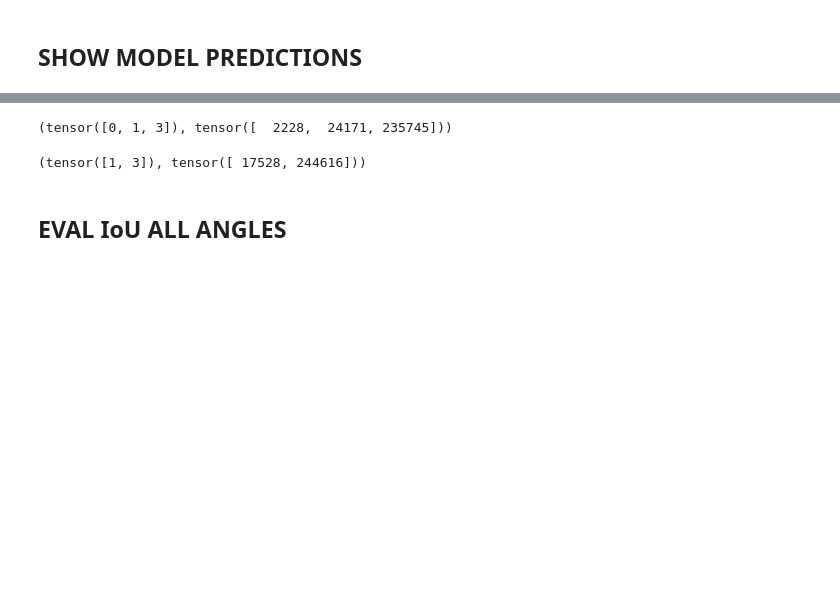
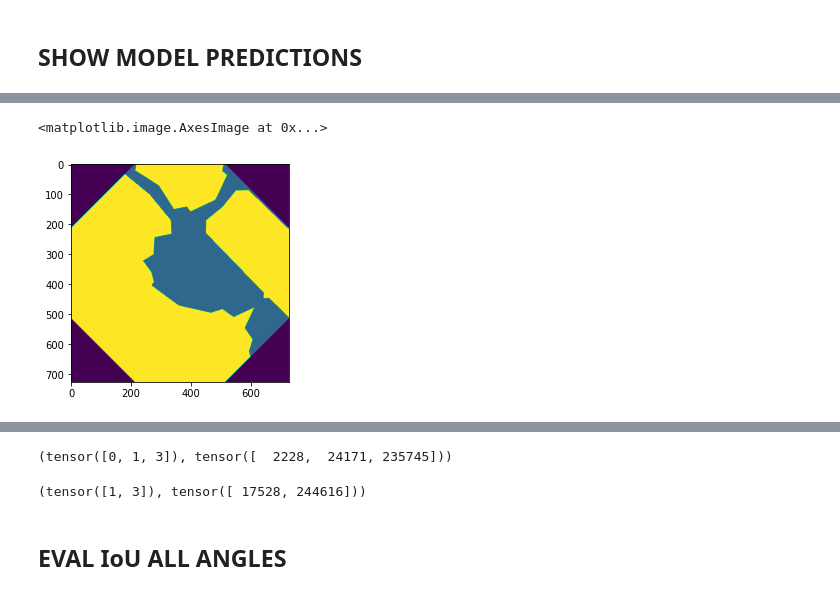
Before and after one commit to ykrmm/equivariance_model, a Jupyter notebook: notebooks/Visualize_.ipynb, the cells around one changed output, grey strips where cells are left out. Cells and saved outputs as stored; diff of their text form; code cells hidden in the pictures; blank space fills up the shorter version.

```diff
--- a/notebooks/Visualize_.ipynb
+++ b/notebooks/Visualize_.ipynb
@@ -249,0 +265,5 @@ Mean IoU 0.4979676429115002 Mean Accuracy 0.74666977
+# %%
+plt.imshow(m.squeeze())
+# %% [output]
+<matplotlib.image.AxesImage at 0x...>
+[figure, added]
```
Also changed, not shown: parts of 14 cells of this notebook, 9 other files.
